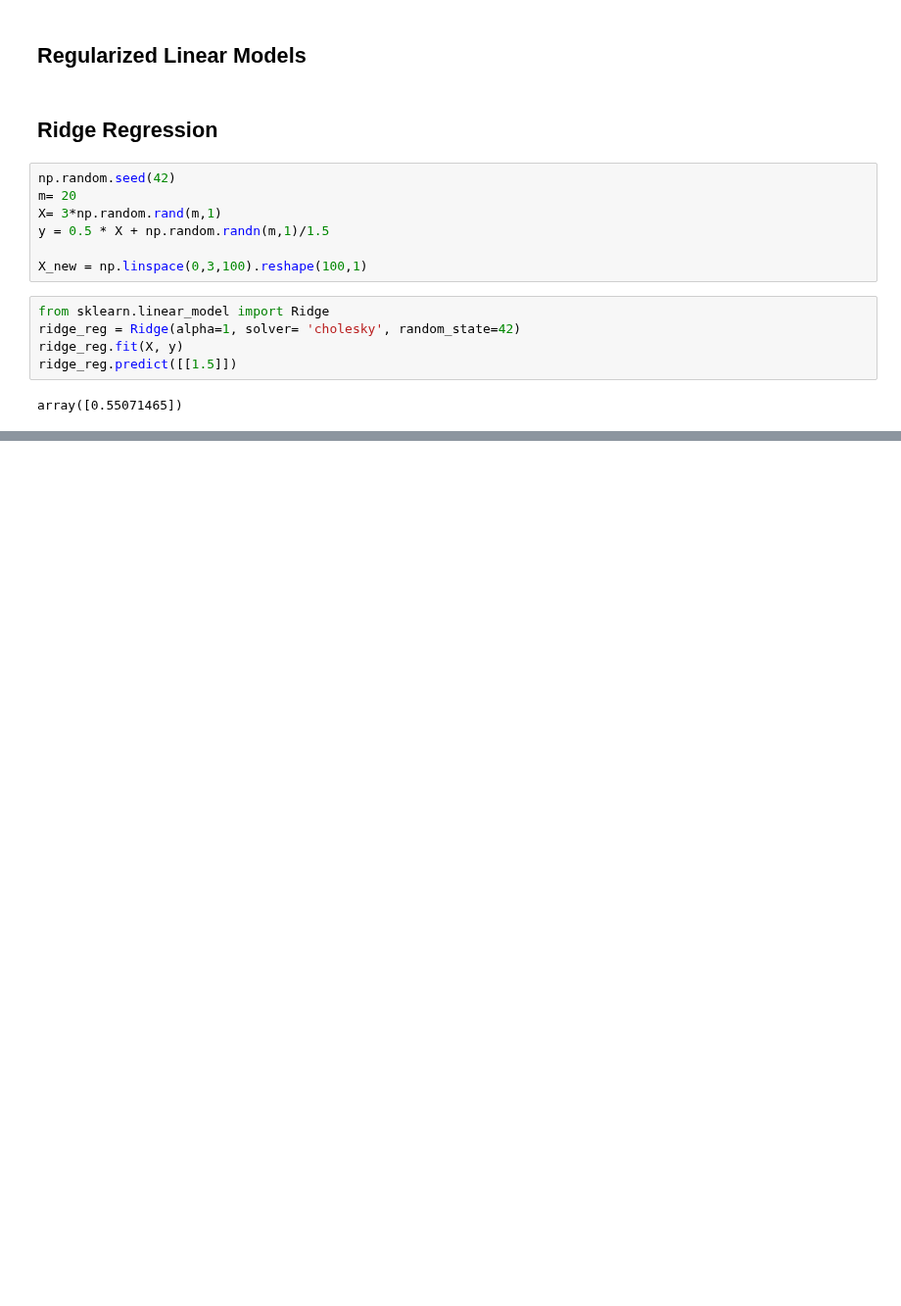
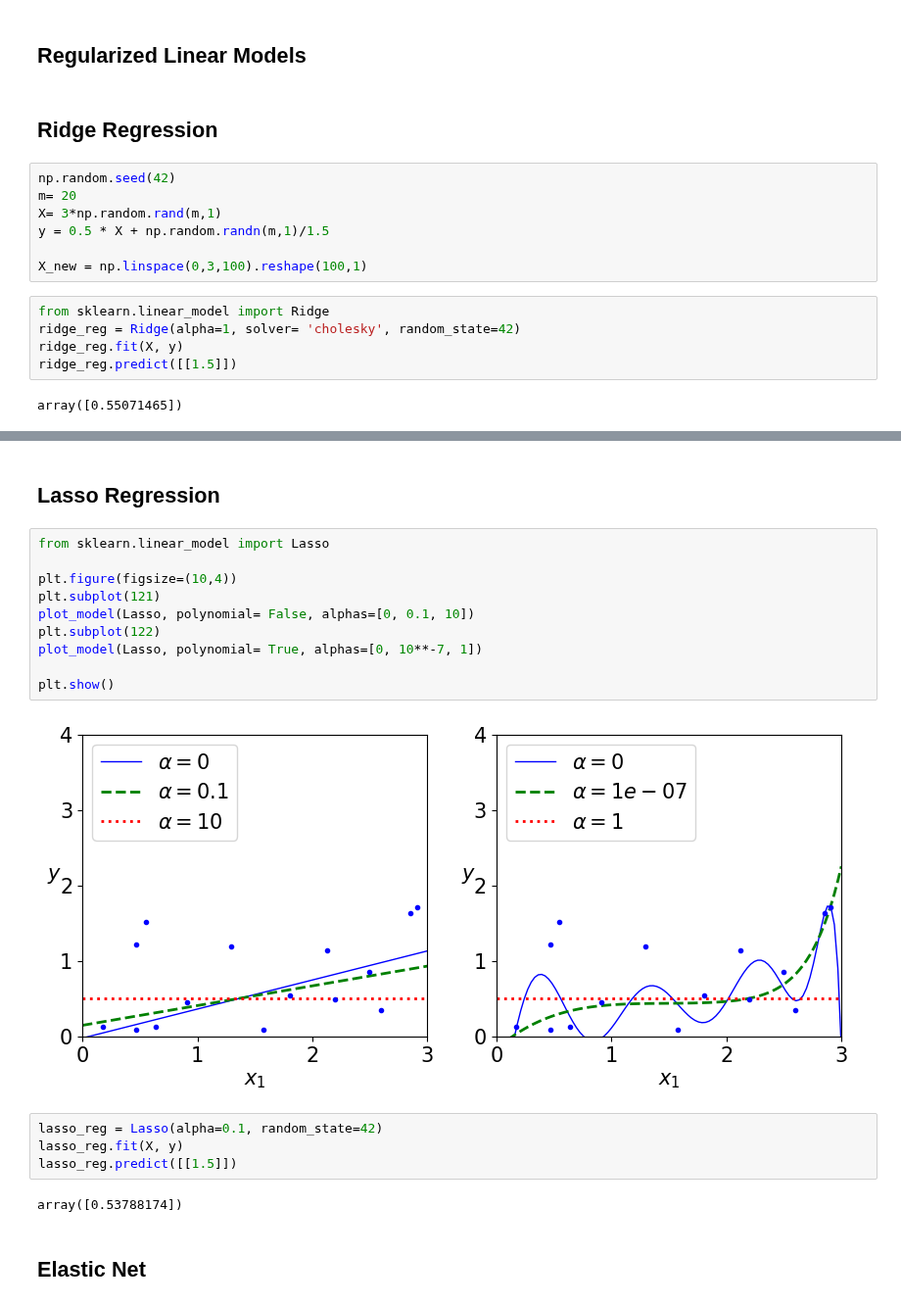
Before and after one commit to hassin070/hands_on_ML_, a Jupyter notebook: chapter_4.ipynb, the cells around one changed output, grey strips where cells are left out. Shown at 98% size. Cells and saved outputs as stored; diff of their text form; blank space fills up the shorter version.

```diff
--- a/chapter_4.ipynb
+++ b/chapter_4.ipynb
@@ -388,0 +431,22 @@ array([0.55071465])
+# %% [markdown]
+## Lasso Regression
+# %%
+from sklearn.linear_model import Lasso
+
+plt.figure(figsize=(10,4))
+plt.subplot(121)
+plot_model(Lasso, polynomial= False, alphas=[0, 0.1, 10])
+plt.subplot(122)
+plot_model(Lasso, polynomial= True, alphas=[0, 10**-7, 1])
+
+plt.show()
+# %% [output]
+[figure, added]
+# %%
+lasso_reg = Lasso(alpha=0.1, random_state=42)
+lasso_reg.fit(X, y)
+lasso_reg.predict([[1.5]])
+# %% [output]
+array([0.53788174])
+# %% [markdown]
+## Elastic Net
```
Also changed, not shown: parts of 6 cells of this notebook.
